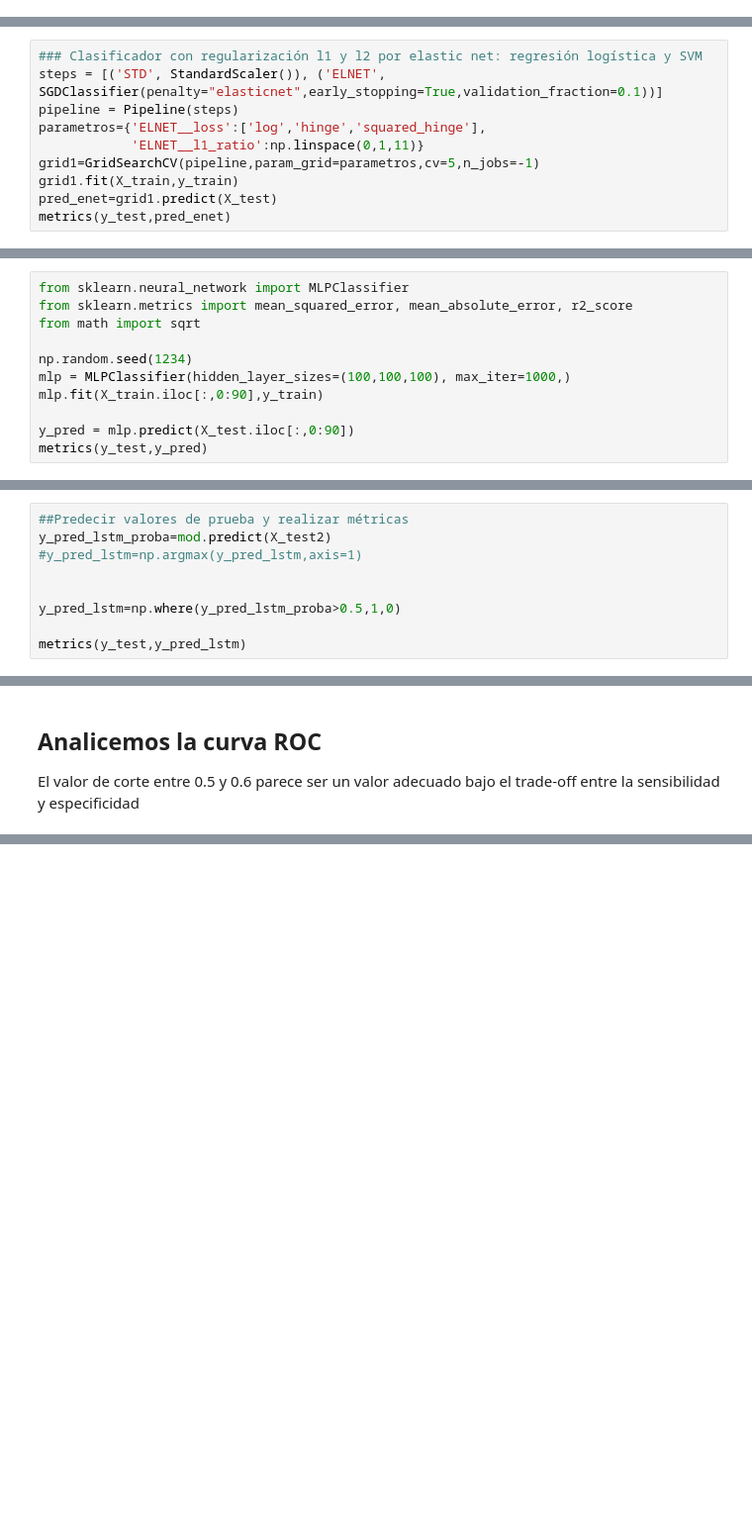
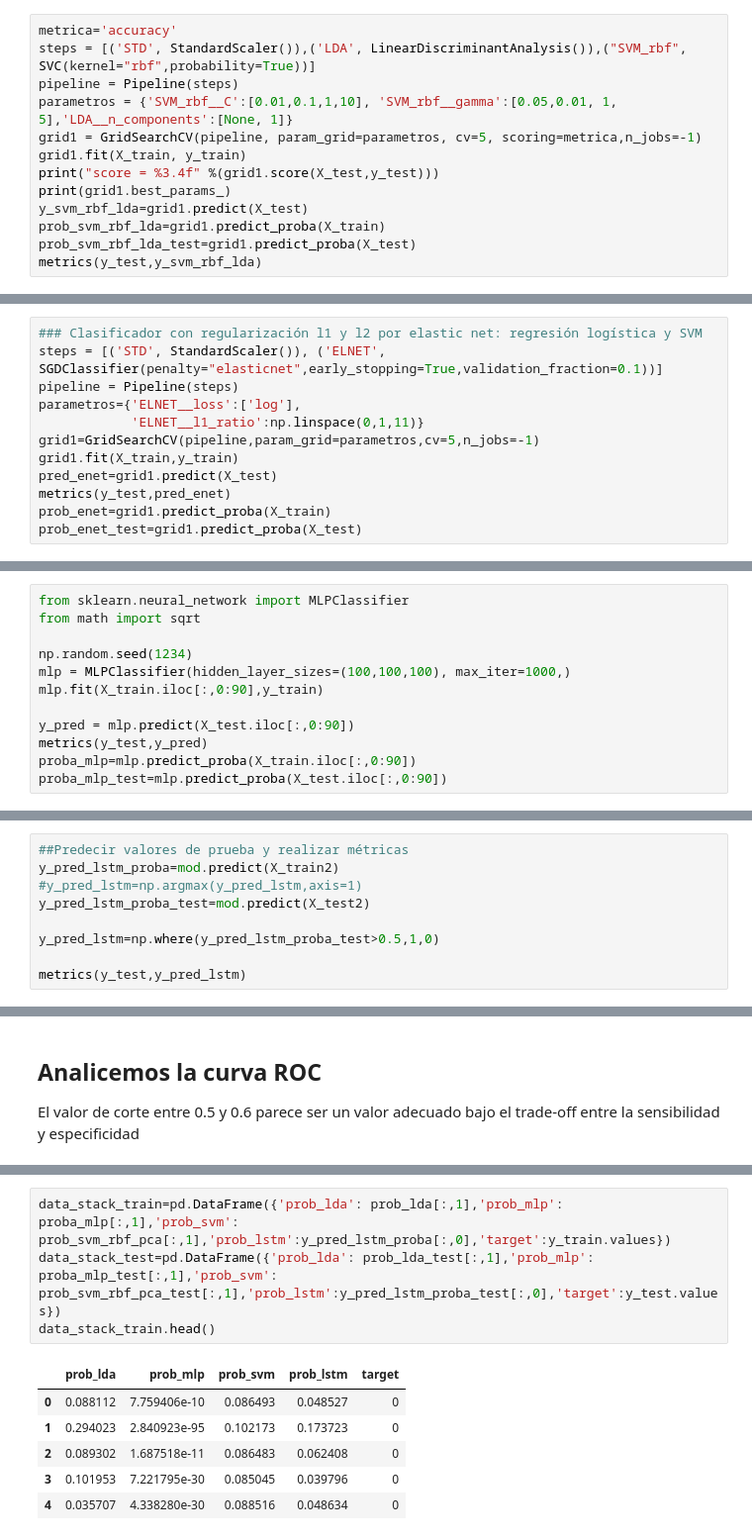
Before and after one commit to statscol/icesi_faii_final, a Jupyter notebook: fundamentos_analiticaII_final.ipynb, the cells around one changed output, grey strips where cells are left out. Shown: that part at 99% size. Cells and saved outputs as stored; diff of their text form; blank space fills up the shorter version.

```diff
--- a/fundamentos_analiticaII_final.ipynb
+++ b/fundamentos_analiticaII_final.ipynb
@@ -480,0 +552,13 @@ print(grid1.best_params_)
+# %%
+metrica='accuracy'
+steps = [('STD', StandardScaler()),('LDA', LinearDiscriminantAnalysis()),("SVM_rbf", SVC(kernel="rbf",probability=True))]
+pipeline = Pipeline(steps)
+parametros = {'SVM_rbf__C':[0.01,0.1,1,10], 'SVM_rbf__gamma':[0.05,0.01, 1, 5],'LDA__n_components':[None, 1]}
+grid1 = GridSearchCV(pipeline, param_grid=parametros, cv=5, scoring=metrica,n_jobs=-1)
+grid1.fit(X_train, y_train)
+print("score = %3.4f" %(grid1.score(X_test,y_test)))
+print(grid1.best_params_)
+y_svm_rbf_lda=grid1.predict(X_test)
+prob_svm_rbf_lda=grid1.predict_proba(X_train)
+prob_svm_rbf_lda_test=grid1.predict_proba(X_test)
+metrics(y_test,y_svm_rbf_lda)
@@ -484,10 +574,12 @@ print(grid1.best_params_)
 ### Clasificador con regularización l1 y l2 por elastic net: regresión logística y SVM
 steps = [('STD', StandardScaler()), ('ELNET', SGDClassifier(penalty="elasticnet",early_stopping=True,validation_fraction=0.1))]
 pipeline = Pipeline(steps)
-parametros={'ELNET__loss':['log','hinge','squared_hinge'],
+parametros={'ELNET__loss':['log'],
             'ELNET__l1_ratio':np.linspace(0,1,11)}
 grid1=GridSearchCV(pipeline,param_grid=parametros,cv=5,n_jobs=-1)
 grid1.fit(X_train,y_train)
 pred_enet=grid1.predict(X_test)
 metrics(y_test,pred_enet)
+prob_enet=grid1.predict_proba(X_train)
+prob_enet_test=grid1.predict_proba(X_test)
 # %% [output]
@@ -505,7 +603,6 @@ StandardScaler(copy=True, with_mean=True, with_std=True)
 A partir de los últimos 90 días del comportamiento, analizaremos la probabilidad de que una persona no pague sus obligaciones, a través del uso de una red neuronal convencional (MLP) y una recurrente (LSTM).
 # %%
 from sklearn.neural_network import MLPClassifier
-from sklearn.metrics import mean_squared_error, mean_absolute_error, r2_score
 from math import sqrt
 
 np.random.seed(1234)
@@ -514,6 +611,8 @@ mlp.fit(X_train.iloc[:,0:90],y_train)
 
 y_pred = mlp.predict(X_test.iloc[:,0:90])
 metrics(y_test,y_pred)
+proba_mlp=mlp.predict_proba(X_train.iloc[:,0:90])
+proba_mlp_test=mlp.predict_proba(X_test.iloc[:,0:90])
 # %% [output]
  Accuracy:0.7536
  Kappa: 0.1801
@@ -612,11 +711,11 @@ Non-trainable params: 0
 _________________________________________________________________
 # %%
 ##Predecir valores de prueba y realizar métricas
-y_pred_lstm_proba=mod.predict(X_test2)
+y_pred_lstm_proba=mod.predict(X_train2)
 #y_pred_lstm=np.argmax(y_pred_lstm,axis=1)
+y_pred_lstm_proba_test=mod.predict(X_test2)
 
-
-y_pred_lstm=np.where(y_pred_lstm_proba>0.5,1,0)
+y_pred_lstm=np.where(y_pred_lstm_proba_test>0.5,1,0)
 
 metrics(y_test,y_pred_lstm)
 # %% [output]
@@ -653,0 +753,11 @@ Vamos a utilizar los tres modelos más precisos para elaborar un modelo final qu
+# %%
+data_stack_train=pd.DataFrame({'prob_lda': prob_lda[:,1],'prob_mlp': proba_mlp[:,1],'prob_svm': prob_svm_rbf_pca[:,1],'prob_lstm':y_pred_lstm_proba[:,0],'target':y_train.values})
+data_stack_test=pd.DataFrame({'prob_lda': prob_lda_test[:,1],'prob_mlp': proba_mlp_test[:,1],'prob_svm': prob_svm_rbf_pca_test[:,1],'prob_lstm':y_pred_lstm_proba_test[:,0],'target':y_test.values})
+data_stack_train.head()
+# %% [output]
+|  | prob_lda | prob_mlp | prob_svm | prob_lstm | target |
+| 0 | 0.088112 | 7.759406e-10 | 0.086493 | 0.048527 | 0 |
+| 1 | 0.294023 | 2.840923e-95 | 0.102173 | 0.173723 | 0 |
+| 2 | 0.089302 | 1.687518e-11 | 0.086483 | 0.062408 | 0 |
+| 3 | 0.101953 | 7.221795e-30 | 0.085045 | 0.039796 | 0 |
+| 4 | 0.035707 | 4.338280e-30 | 0.088516 | 0.048634 | 0 |
```
Also changed, not shown: parts of 32 cells of this notebook.
